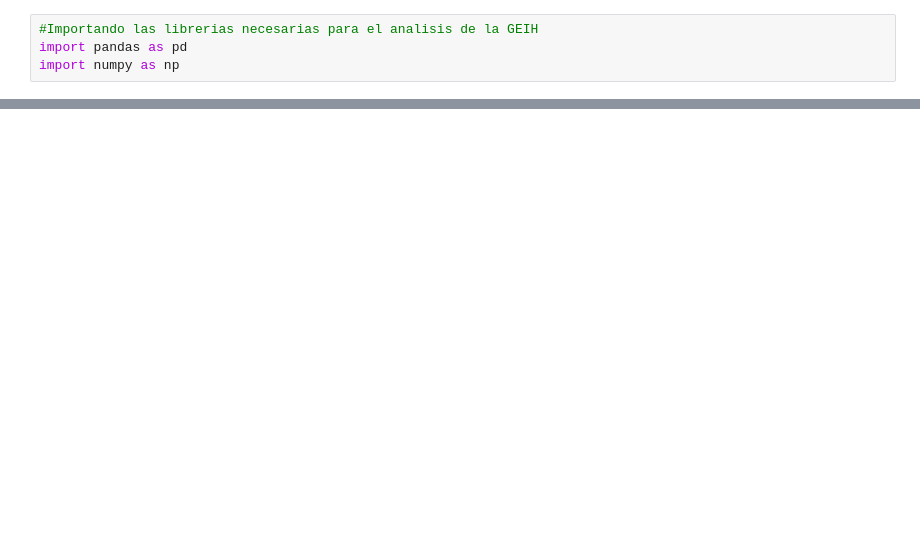
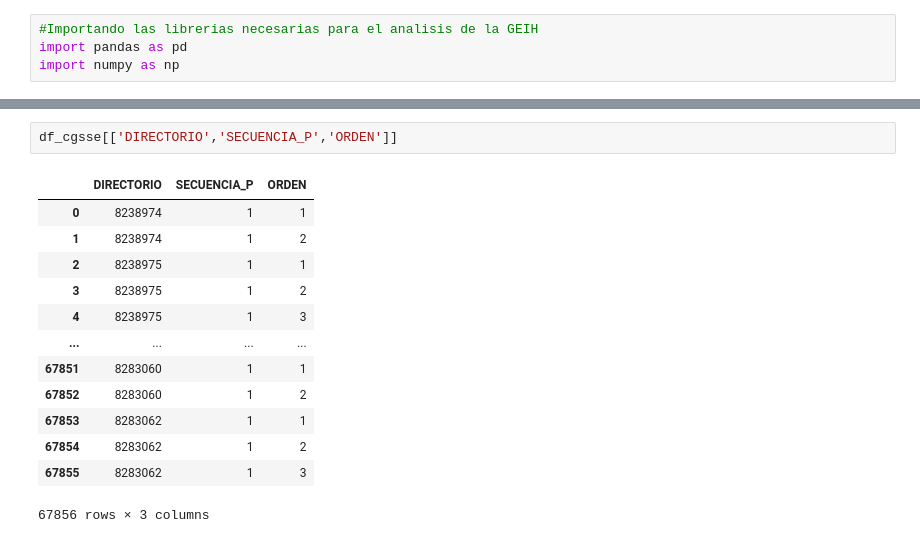
Before and after one commit to YULIANAMADRO-ERO/AnaliticaDeDatos, a Jupyter notebook: clase_de_análisis_de_datos_20_agosto.ipynb, the cells around one changed output, grey strips where cells are left out. Cells and saved outputs as stored; diff of their text form; blank space fills up the shorter version.

```diff
--- a/clase_de_análisis_de_datos_20_agosto.ipynb
+++ b/clase_de_análisis_de_datos_20_agosto.ipynb
@@ -15,0 +34,16 @@ df_o = pd.read_csv('https://github.com/niconomist98/DataAnalyticsUQ/raw/refs/hea
+# %%
+df_cgsse[['DIRECTORIO','SECUENCIA_P','ORDEN']]
+# %% [output]
+|  | DIRECTORIO | SECUENCIA_P | ORDEN |
+| 0 | 8238974 | 1 | 1 |
+| 1 | 8238974 | 1 | 2 |
+| 2 | 8238975 | 1 | 1 |
+| 3 | 8238975 | 1 | 2 |
+| 4 | 8238975 | 1 | 3 |
+| ... | ... | ... | ... |
+| 67851 | 8283060 | 1 | 1 |
+| 67852 | 8283060 | 1 | 2 |
+| 67853 | 8283062 | 1 | 1 |
+| 67854 | 8283062 | 1 | 2 |
+| 67855 | 8283062 | 1 | 3 |
+67856 rows × 3 columns
```
Also changed, not shown: parts of 8 cells of this notebook.
